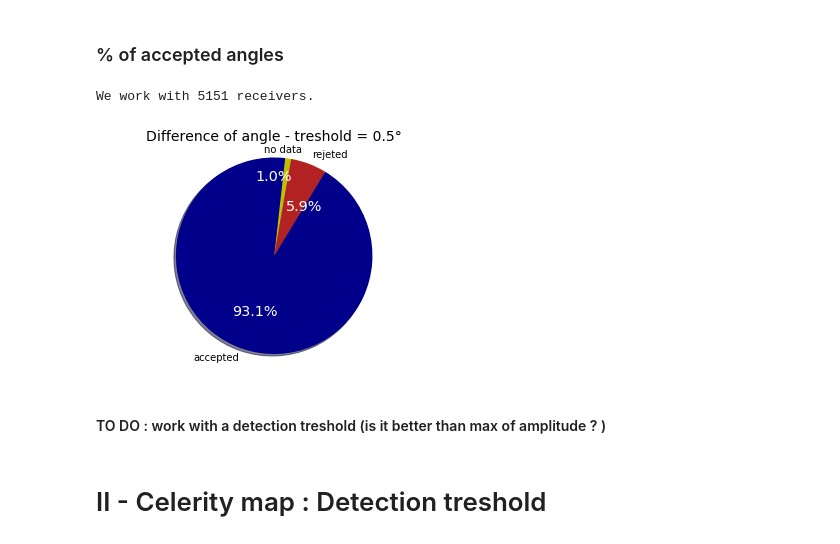
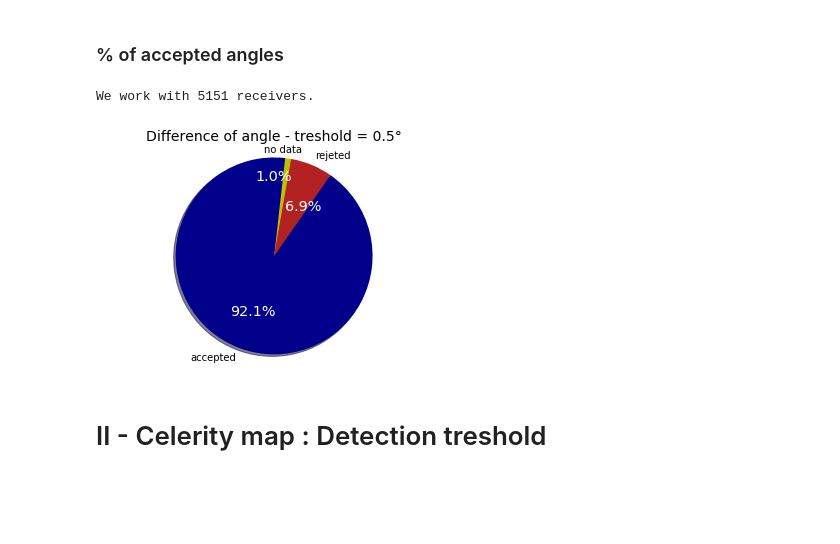
Before and after one commit to ponchama/Cognac_Acoustique, a Jupyter notebook: Bellhop/Celerity_map.ipynb, the cells around one changed output. Saved outputs shown, nothing was run; the diff lists cells and outputs as text; code cells hidden in the pictures; blank space fills up the shorter version.

Commit message:
work on arrivals files, creation of maps and statistics

```diff
--- a/Bellhop/Celerity_map.ipynb
+++ b/Bellhop/Celerity_map.ipynb
@@ -48,4 +47,5 @@ s.params['rbox'] = 101.               # box range limit
 
 s.generate_envfile('mediterrannee',file_env = s.params['name']+'_A.env', Issp=issp, SSP_depth_step=10)
 # %%
-Arr, Pos = s.read_arrivals_asc ('files_arr/cognac_2000m_test_A_full.arr', Narrmx = 15)
+#Arr, Pos = s.read_arrivals_asc ('files_arr/cognac_2000m_test_A_full.arr', Narrmx = 15)
+Arr, Pos = s.load_dict('Dictio', 'Arr1'), s.load_dict('Dictio', 'Pos1')
@@ -70,5 +71,6 @@ Error dC between real and equivalent celerities with a detection by maximum of a
 # %%
 # error dc for all sources (only one here) and all receivers
+############ AMELIORATION TEST #############
 
 s.params['file_type'] = 'E'          # 'E' : Eigenrays (.ray)
 s.params['NDepth'] = 1               # number of receiver depths
@@ -76,11 +78,9 @@ s.params['NRange'] = 1               # number of receiver range
 s.params['NBeams'] = 5000 # 20000           # number of beams (if 0, bellhop choose automatically)
 
 
-dstep = 10      # depth step (here 10m)
-rstep = 100     # range step (here 1km)
-
 DC = np.zeros( (int(Nrr/rstep)+1, int(Nrd/dstep)+1, Nsd) )
 DIFF = np.zeros( (int(Nrr/rstep)+1, int(Nrd/dstep)+1, Nsd) )
+Same_nbref = np.zeros( (int(Nrr/rstep)+1, int(Nrd/dstep)+1, Nsd) )
 
 for isd1 in range (Nsd):
     for ird1 in range (0,Nrd+1,dstep) :
@@ -119,12 +119,22 @@ for isd1 in range (Nsd):
                         Diff[i] = angle - a
 
 
-                    #real celerity for arrivals from .arr file
+                    # real celerity for arrivals from .arr file (distance from .ray file)
+                    # + number of Bottom and Top reflexions from .ray file
+
                     t = Arr['delay'][irr1, :Narr, ird1, isd1]
                     d = dictE['Dist']
+                    nB_E = dictE['NumBotBnc']
+                    nT_E = dictE['NumTopBnc']
+
                     c_real = np.zeros_like(angles_A)
+                    numBot_E = np.zeros_like(angles_A)
+                    numTop_E = np.zeros_like(angles_A)
+
                     for i in range (len(c_real)):
                         c_real[i] = d[int(idx_E[i])]/t[i]
+                        numBot_E[i] = nB_E[int(idx_E[i])]
+                        numTop_E[i] = nT_E[int(idx_E[i])]
 
 
                     # equivalent celerity
@@ -146,13 +156,29 @@ for isd1 in range (Nsd):
                     #print("La diff de célérité pour le max d'amplitude est de %.2f m/s." %dc_max)
                     #print('La différence entre les angles E et A est de %.2e°.' %Diff[np.where(dc==dc_max)][0])
 
+                    # same number of reflexions or not ??
+                    numBot_A = Arr['NumBotBnc'][irr1, :Narr, ird1, isd1]
+                    numTop_A = Arr['NumTopBnc'][irr1, :Narr, ird1, isd1]
+
+                    nB_A_max = numBot_A [np.where(dc==dc_max)][0]
+                    nT_A_max = numTop_A[np.where(dc==dc_max)][0]
+                    nB_E_max = numBot_E[np.where(dc==dc_max)][0]
+                    nT_E_max = numTop_E[np.where(dc==dc_max)][0]
+
+                    if np.logical_and(nB_A_max == nB_E_max, nT_A_max == nT_E_max):
+                        Same_nbref [int(irr1/rstep), int(ird1/dstep), isd1] = 1
+
+
+
                 else :
                     DC [int(irr1/rstep), int(ird1/dstep), isd1] = np.NaN
                     DIFF [int(irr1/rstep), int(ird1/dstep), isd1] = np.NaN
+                    Same_nbref [int(irr1/rstep), int(ird1/dstep), isd1] = np.NaN
                     #print("Pas de diff de célérité calculée : pas assez de Eigenrays")
             else :
                 DC [int(irr1/rstep), int(ird1/dstep), isd1] = np.NaN
                 DIFF [int(irr1/rstep), int(ird1/dstep), isd1] = np.NaN
+                Same_nbref [int(irr1/rstep), int(ird1/dstep), isd1] = np.NaN
                 #print("Pas de diff de célérité calculée : pas d'arrivée")
 # %%
 ## saving arrays in .npy
@@ -163,6 +188,7 @@ np.save('DIFF_10m_1km', DIFF)
 # %%
-DC = np.load('NPY/DC_10m_1km_bis.npy')
-DIFF = np.load('NPY/DIFF_10m_1km.npy')
+DC = np.load('NPY/DC_improved_10m_1km.npy')
+DIFF = np.load('NPY/DIFF_improved_10m_1km.npy')
+Same_nbref = np.load('NPY/Same_nbref_improved_10m_1km.npy')
 # %%
 # PLOT
 
@@ -191,31 +236,29 @@ plt.gca().invert_yaxis()
 # %%
 seuil = 0.5   # diff max acceptée entre les deux angles A et E (°)
 
 tot = np.shape(DC)[0]*np.shape(DC)[1]
 print('We work with %d receivers.' %tot)
 accept = np.shape( np.where(DIFF<=seuil)[0] )[0]
-no_data = np.shape( np.where(DIFF==0)[0] )[0]     # change by ==np.NaN next time
+no_data = np.shape(np.where(np.isnan(DIFF)))[1]
 
 name = ['no data','accepted','rejeted']
 data = [no_data, accept, tot-accept-no_data]
 patches, texts, autotexts = plt.pie(data, labels=name, colors=['y','darkblue','firebrick'], \
                                     autopct='%1.1f%%', startangle=80, shadow=True)
 for t in autotexts:
     t.set_color('w')
     t.set_size('x-large')
 
 autotexts[0].set_position((0.,0.8))
 texts[0].set_position((-0.1,1.08))
 autotexts[2].set_position((0.3,0.5))
 
 plt.axis('equal')
 plt.title ('Difference of angle - treshold = %.1f°' %seuil, fontsize=14)
 plt.show()
 # %% [output]
 We work with 5151 receivers.
-[figure, old version]
+[figure, new version]
-# %% [markdown]
-#### TO DO : work with a detection treshold (is it better than max of amplitude ? )
 # %% [markdown]
 # II - Celerity map : Detection treshold
 # %%
```
Also changed, not shown: parts of 7 cells of this notebook, 2 other files.
